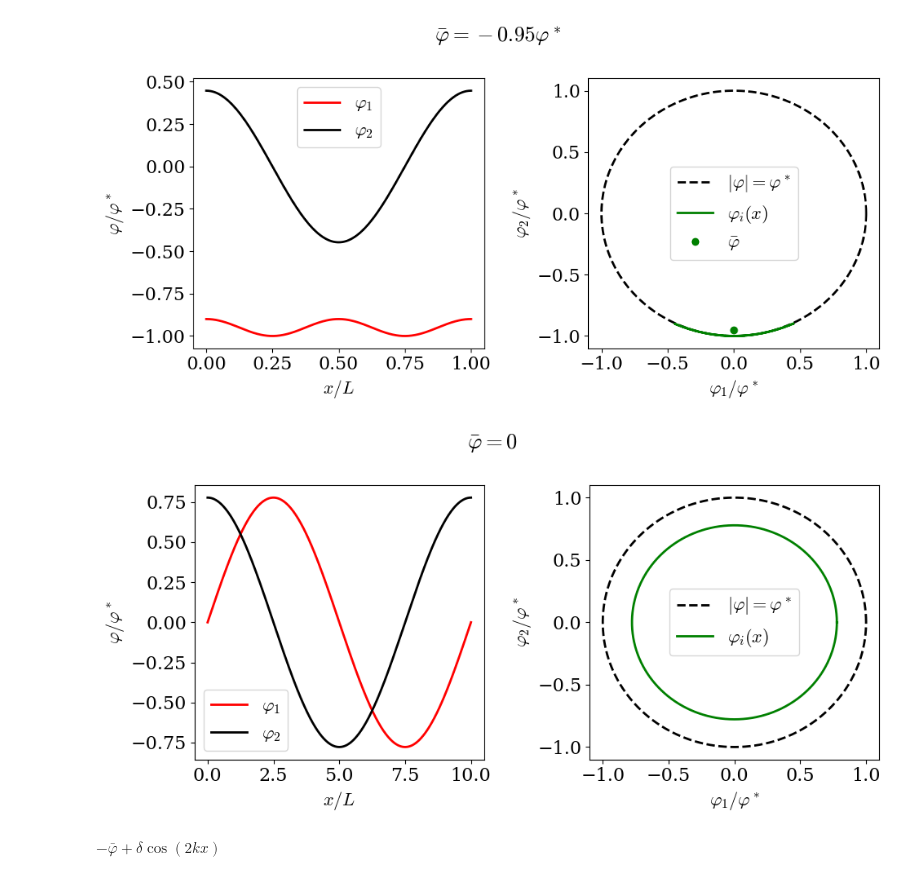
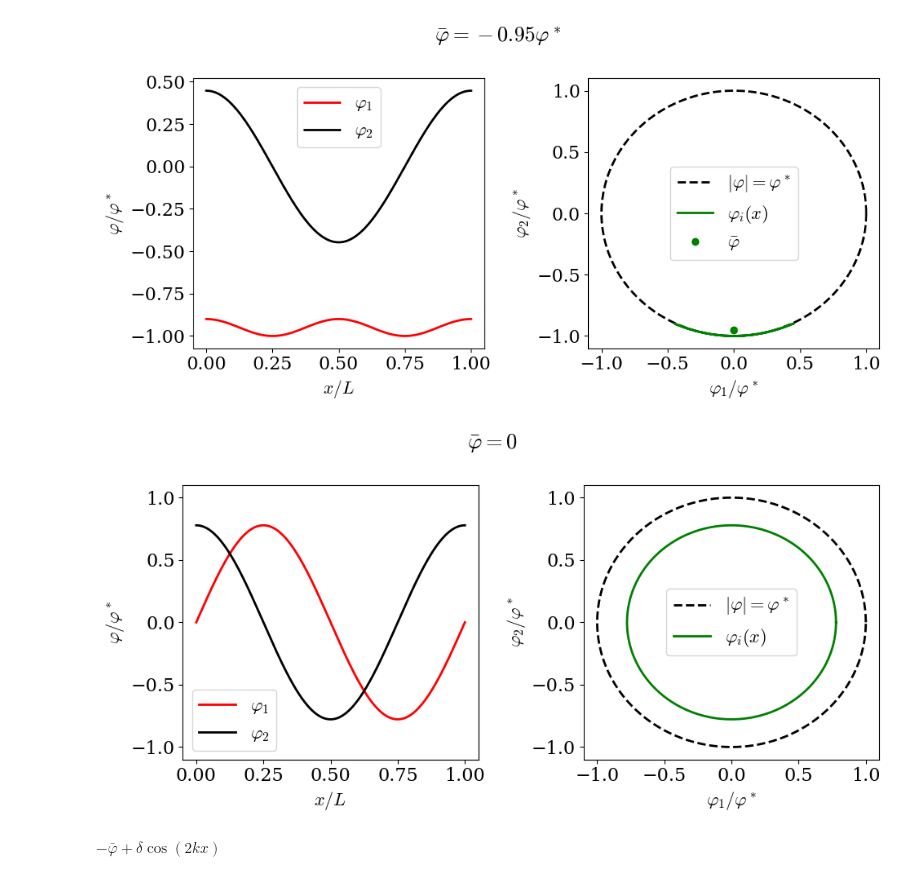
Before and after one commit to martkjoh/NRCH, a Jupyter notebook: done/solution.ipynb, the cells around one changed output. Saved outputs shown, nothing was run; the diff lists cells and outputs as text; code cells hidden in the pictures.

```diff
--- a/done/solution.ipynb
+++ b/done/solution.ipynb
@@ -64,32 +64,34 @@ fig.savefig("../done/fig/sol2.svg")
 # %%
 fig, ax = plt.subplots(1, 2, figsize=(10, 5))
 L = 10
 xx = np.linspace(0, L, 1000)
 r = -1
 u = 1
 k = 2 * np.pi / L
 A = np.sqrt((-r - k**2 ) / u)
 f1 = lambda x : A * np.sin(x *k )
 f2 = lambda x : A * np.cos(x*k)
 
-ax[0].plot(xx, f1(xx), "r", label="$\\varphi_1$")
-ax[0].plot(xx, f2(xx), "k", label="$\\varphi_2$")
+ax[0].plot(xx/L, f1(xx), "r", label="$\\varphi_1$")
+ax[0].plot(xx/L, f2(xx), "k", label="$\\varphi_2$")
 ax[0].legend()
 ax[0].set_xlabel("$x/L$")
 ax[0].set_ylabel("$\\varphi/\\varphi^*$")
 
 ax[1].plot(np.cos(xx*(2*np.pi/L)), np.sin(xx*(2*np.pi/L)), "k--", label="$|\\varphi| = \\varphi^*$")
 ax[1].plot(f2(xx), f1(xx), 'g', label="$\\varphi_i(x)$")
 ax[1].legend()
 ax[1].set_xlabel("$\\varphi_1/\\varphi^*$")
 ax[1].set_ylabel("$\\varphi_2/\\varphi^*$")
 
+ax[0].set_yticks([-1, -0.5, 0, 0.5, 1])
+ax[0].set_ylim(-1.1, 1.1)
 fig.suptitle(f"$\\bar\\varphi = 0$")
 plt.tight_layout()
-fig.savefig("../done/fig/sol1.svg" )
+fig.savefig("../done/fig/sol1.svg" ,bbox_inches='tight')
 plt.show()
 # %% [output]
-[figure, old version]
+[figure, new version]
 # %%
 r, th, A, B, phb, u, d = symbols('r, \\theta, A, B, \\bar\\varphi, u, \\delta')
 k, x, t, w = symbols('k, x, t, \\omega')
```
Also changed, not shown: 49 other files.
